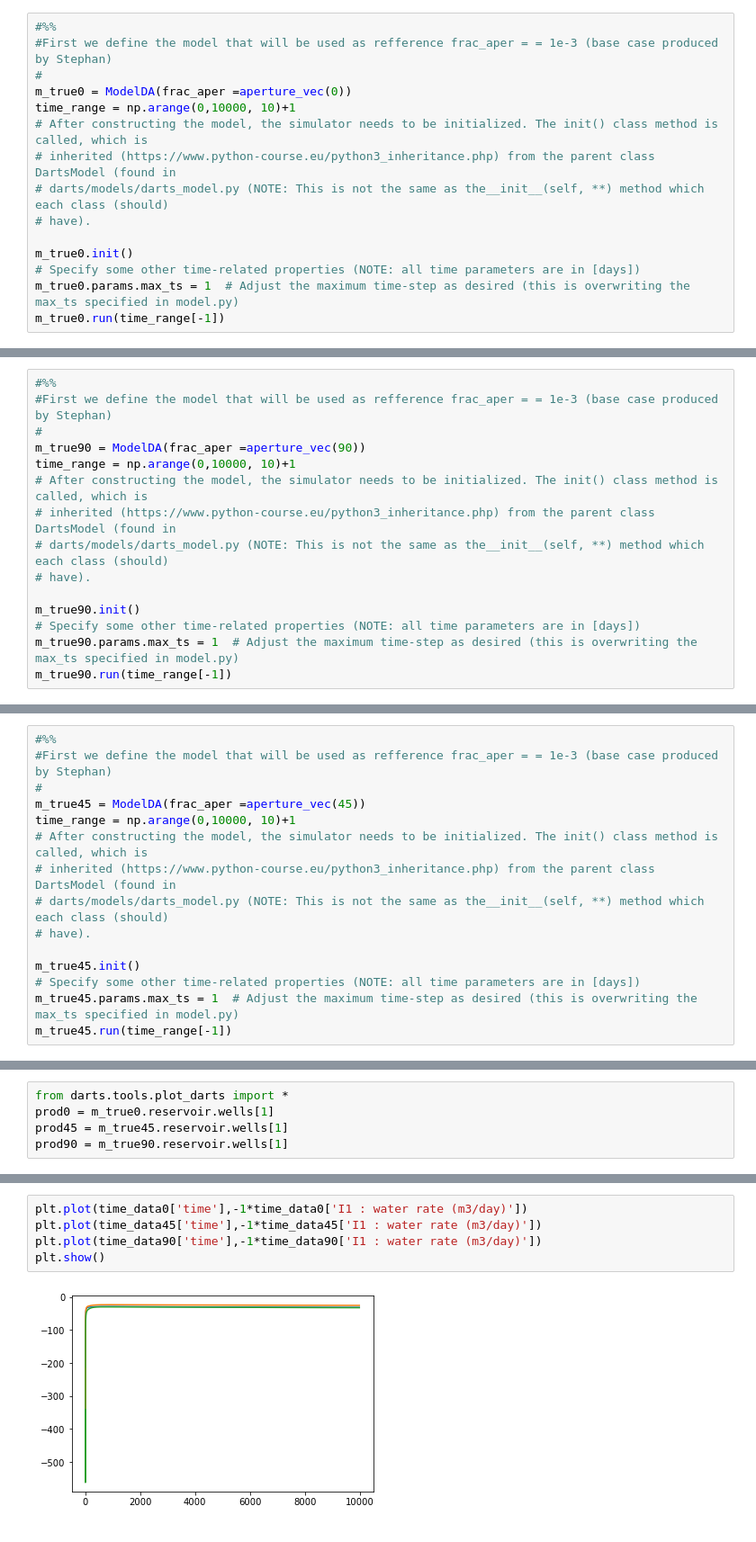
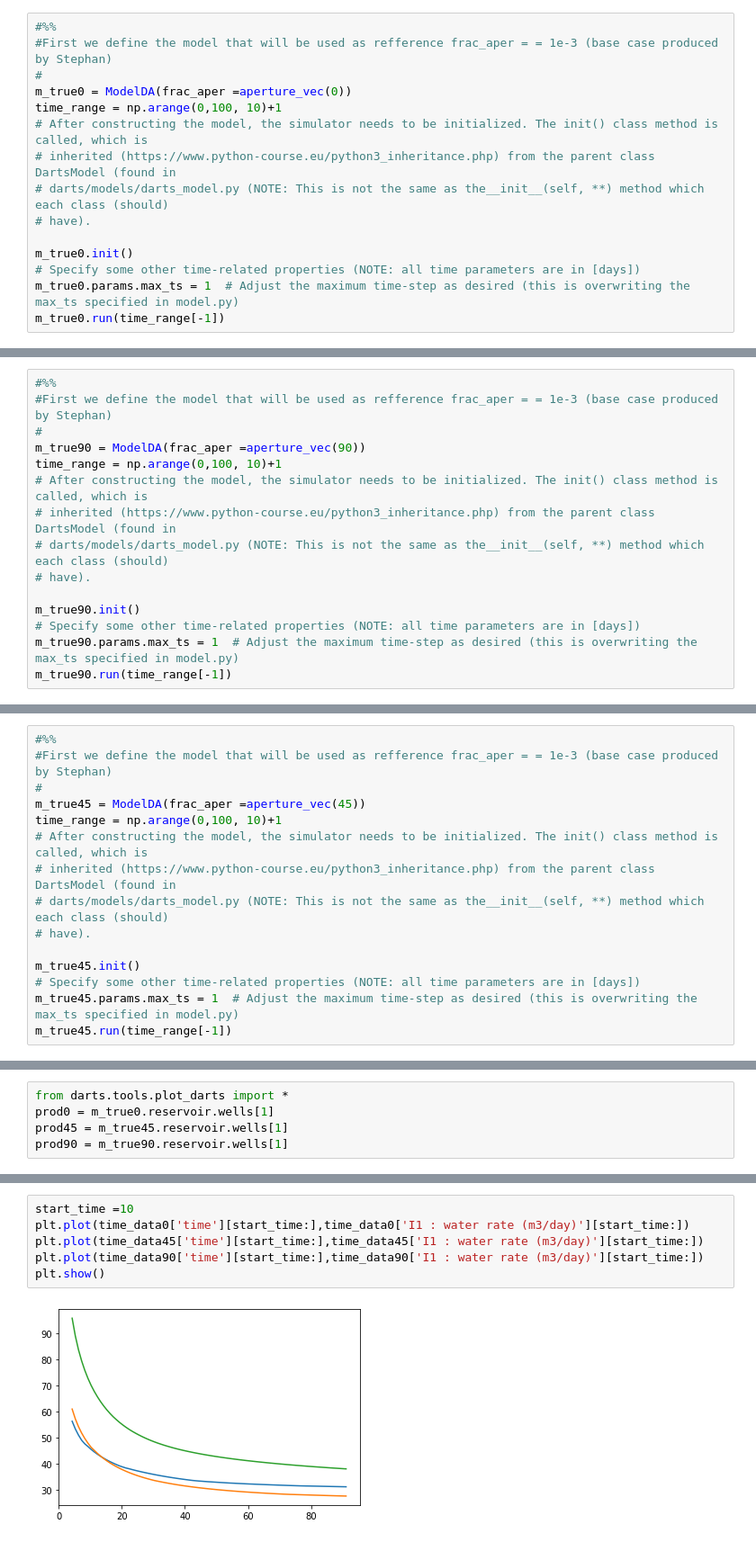
Before and after one commit to gabrielserrao/DA-DARTS-Naturally-Fractured-Reservoir, a Jupyter notebook: teste_angleref.ipynb, the cells around one changed output, grey strips where cells are left out. Shown: that part at 90% size. Cells and saved outputs as stored; diff of their text form.

```diff
--- a/teste_angleref.ipynb
+++ b/teste_angleref.ipynb
@@ -125,7 +125,7 @@ plt.show()
 #First we define the model that will be used as refference frac_aper = = 1e-3 (base case produced by Stephan)
 #
 m_true0 = ModelDA(frac_aper =aperture_vec(0))
-time_range = np.arange(0,10000, 10)+1
+time_range = np.arange(0,100, 10)+1
 # After constructing the model, the simulator needs to be initialized. The init() class method is called, which is
 # inherited (https://www.python-course.eu/python3_inheritance.php) from the parent class DartsModel (found in
 # darts/models/darts_model.py (NOTE: This is not the same as the__init__(self, **) method which each class (should)
@@ -142,7 +164,7 @@ darts-package built on 27/03/2022 15:20:27 by SRV950$@SRV950 from d89b1a8
 #First we define the model that will be used as refference frac_aper = = 1e-3 (base case produced by Stephan)
 #
 m_true90 = ModelDA(frac_aper =aperture_vec(90))
-time_range = np.arange(0,10000, 10)+1
+time_range = np.arange(0,100, 10)+1
 # After constructing the model, the simulator needs to be initialized. The init() class method is called, which is
 # inherited (https://www.python-course.eu/python3_inheritance.php) from the parent class DartsModel (found in
 # darts/models/darts_model.py (NOTE: This is not the same as the__init__(self, **) method which each class (should)
@@ -159,7 +203,7 @@ darts-package built on 27/03/2022 15:20:27 by SRV950$@SRV950 from d89b1a8
 #First we define the model that will be used as refference frac_aper = = 1e-3 (base case produced by Stephan)
 #
 m_true45 = ModelDA(frac_aper =aperture_vec(45))
-time_range = np.arange(0,10000, 10)+1
+time_range = np.arange(0,100, 10)+1
 # After constructing the model, the simulator needs to be initialized. The init() class method is called, which is
 # inherited (https://www.python-course.eu/python3_inheritance.php) from the parent class DartsModel (found in
 # darts/models/darts_model.py (NOTE: This is not the same as the__init__(self, **) method which each class (should)
@@ -197,10 +265,11 @@ plt.show()
 # %%
-plt.plot(time_data0['time'],-1*time_data0['I1 : water rate (m3/day)'])
-plt.plot(time_data45['time'],-1*time_data45['I1 : water rate (m3/day)'])
-plt.plot(time_data90['time'],-1*time_data90['I1 : water rate (m3/day)'])
+start_time =10
+plt.plot(time_data0['time'][start_time:],time_data0['I1 : water rate (m3/day)'][start_time:])
+plt.plot(time_data45['time'][start_time:],time_data45['I1 : water rate (m3/day)'][start_time:])
+plt.plot(time_data90['time'][start_time:],time_data90['I1 : water rate (m3/day)'][start_time:])
 plt.show()
 # %% [output]
-[figure, old version]
+[figure, new version]
 # %%
 !jupyter nbconvert --to html teste_angleref.ipynb
 # %% [output]
```
Also changed, not shown: parts of 6 cells of this notebook, 4 other files.
